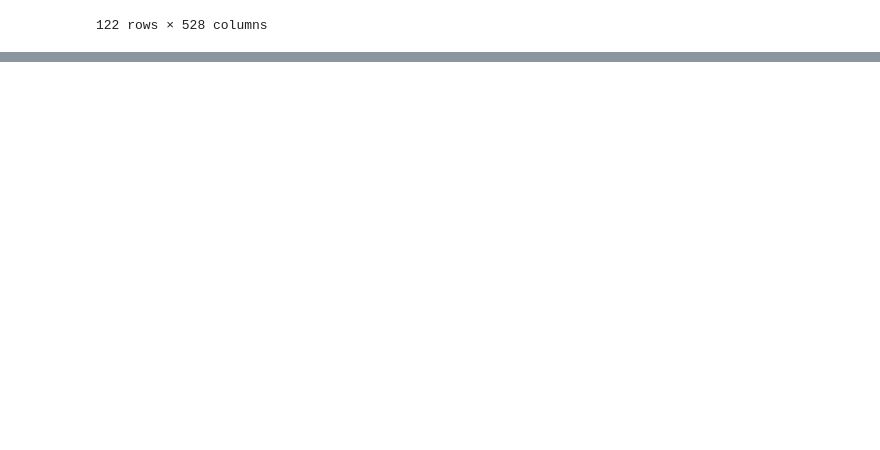
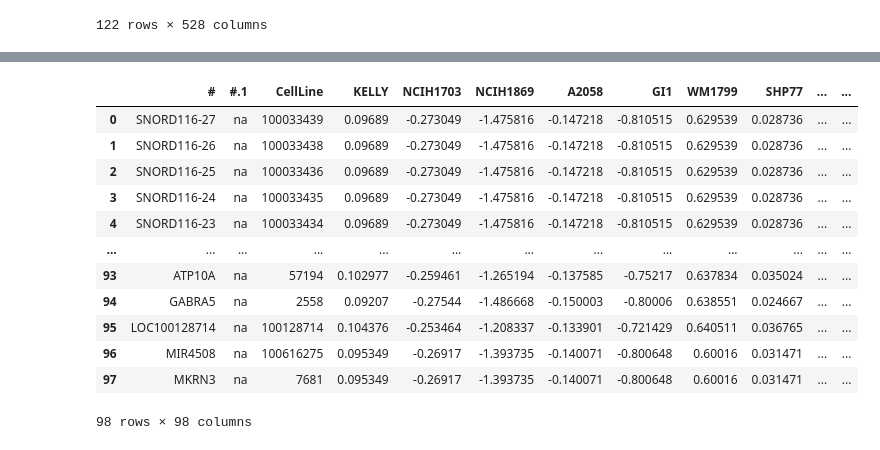
Before and after one commit to mmottaqii/KG-DrugDiscovery, a Jupyter notebook: scripts/kg_preprocessing.ipynb, the cells around one changed output, grey strips where cells are left out. Cells and saved outputs as stored; diff of their text form; code cells hidden in the pictures; blank space fills up the shorter version.

```diff
--- a/scripts/kg_preprocessing.ipynb
+++ b/scripts/kg_preprocessing.ipynb
@@ -776,0 +549,43 @@ plt.show()
+# %%
+import pandas as pd
+
+# Load the DataFrame from a tab-separated file, handling memory efficiently
+df = pd.read_csv("~/kg/CCLE_maayanlab/CNV_gene_attribute_matrix_standardized.txt", sep="\t", low_memory=False)
+
+# Remove specific columns, including duplications of 'KELLY' and any starting with 'TT'
+cols_to_remove = [col for col in df.columns if 'KELLY.1' in col or 'KELLY.2' in col or col.startswith('TT')]
+df_cleaned = df.drop(columns=cols_to_remove)
+
+# Reset the index after removing rows to maintain consistency
+df_cleaned.reset_index(drop=True, inplace=True)
+
+# Extract the tissue types from the first row, starting from the fourth column
+# Convert all entries to strings and then to uppercase to avoid attribute errors
+tissues = [str(tissue).upper() for tissue in df_cleaned.iloc[0, 3:].values]
+
+# Drop the first two rows which contain metadata and tissue information, not required for the analysis
+df = df_cleaned.drop([0, 1]).reset_index(drop=True)
+
+# Extract gene names from the first column, starting from what is now the first row post-cleanup
+genes = df.iloc[:, 0]
+
+# Identify the columns that represent cell lines, starting from the fourth column
+cell_lines = df.columns[3:]
+
+# Convert all z-score entries to numeric values, handling non-numeric entries as NaN
+df.iloc[:, 3:] = df.iloc[:, 3:].apply(pd.to_numeric, errors='coerce')
+df
+# %% [output]
+|  | # | #.1 | CellLine | KELLY | NCIH1703 | NCIH1869 | A2058 | GI1 | WM1799 | SHP77 | ... | ... |
+| 0 | SNORD116-27 | na | 100033439 | 0.09689 | -0.273049 | -1.475816 | -0.147218 | -0.810515 | 0.629539 | 0.028736 | ... | ... |
+| 1 | SNORD116-26 | na | 100033438 | 0.09689 | -0.273049 | -1.475816 | -0.147218 | -0.810515 | 0.629539 | 0.028736 | ... | ... |
+| 2 | SNORD116-25 | na | 100033436 | 0.09689 | -0.273049 | -1.475816 | -0.147218 | -0.810515 | 0.629539 | 0.028736 | ... | ... |
+| 3 | SNORD116-24 | na | 100033435 | 0.09689 | -0.273049 | -1.475816 | -0.147218 | -0.810515 | 0.629539 | 0.028736 | ... | ... |
+| 4 | SNORD116-23 | na | 100033434 | 0.09689 | -0.273049 | -1.475816 | -0.147218 | -0.810515 | 0.629539 | 0.028736 | ... | ... |
+| ... | ... | ... | ... | ... | ... | ... | ... | ... | ... | ... | ... | ... |
+| 93 | ATP10A | na | 57194 | 0.102977 | -0.259461 | -1.265194 | -0.137585 | -0.75217 | 0.637834 | 0.035024 | ... | ... |
+| 94 | GABRA5 | na | 2558 | 0.09207 | -0.27544 | -1.486668 | -0.150003 | -0.80006 | 0.638551 | 0.024667 | ... | ... |
+| 95 | LOC100128714 | na | 100128714 | 0.104376 | -0.253464 | -1.208337 | -0.133901 | -0.721429 | 0.640511 | 0.036765 | ... | ... |
+| 96 | MIR4508 | na | 100616275 | 0.095349 | -0.26917 | -1.393735 | -0.140071 | -0.800648 | 0.60016 | 0.031471 | ... | ... |
+| 97 | MKRN3 | na | 7681 | 0.095349 | -0.26917 | -1.393735 | -0.140071 | -0.800648 | 0.60016 | 0.031471 | ... | ... |
+98 rows × 98 columns
```
Also changed, not shown: parts of 26 cells of this notebook.
